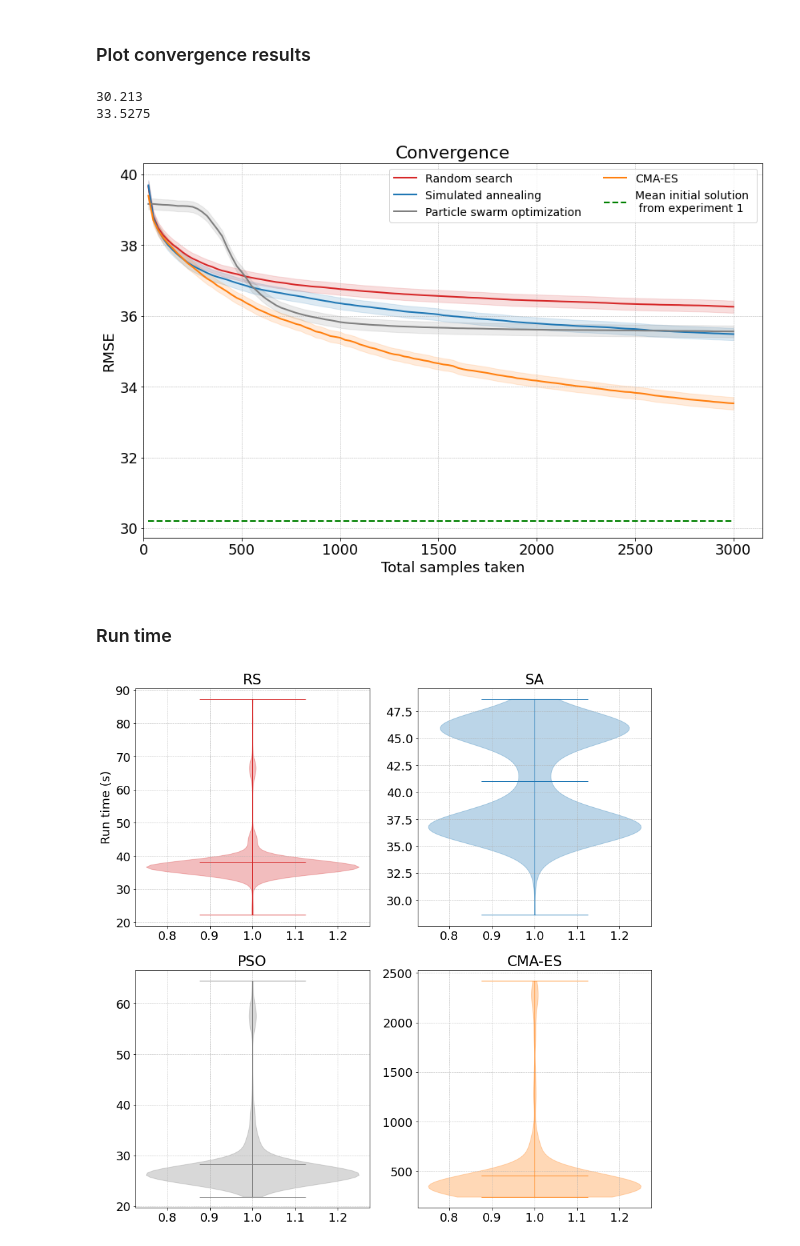
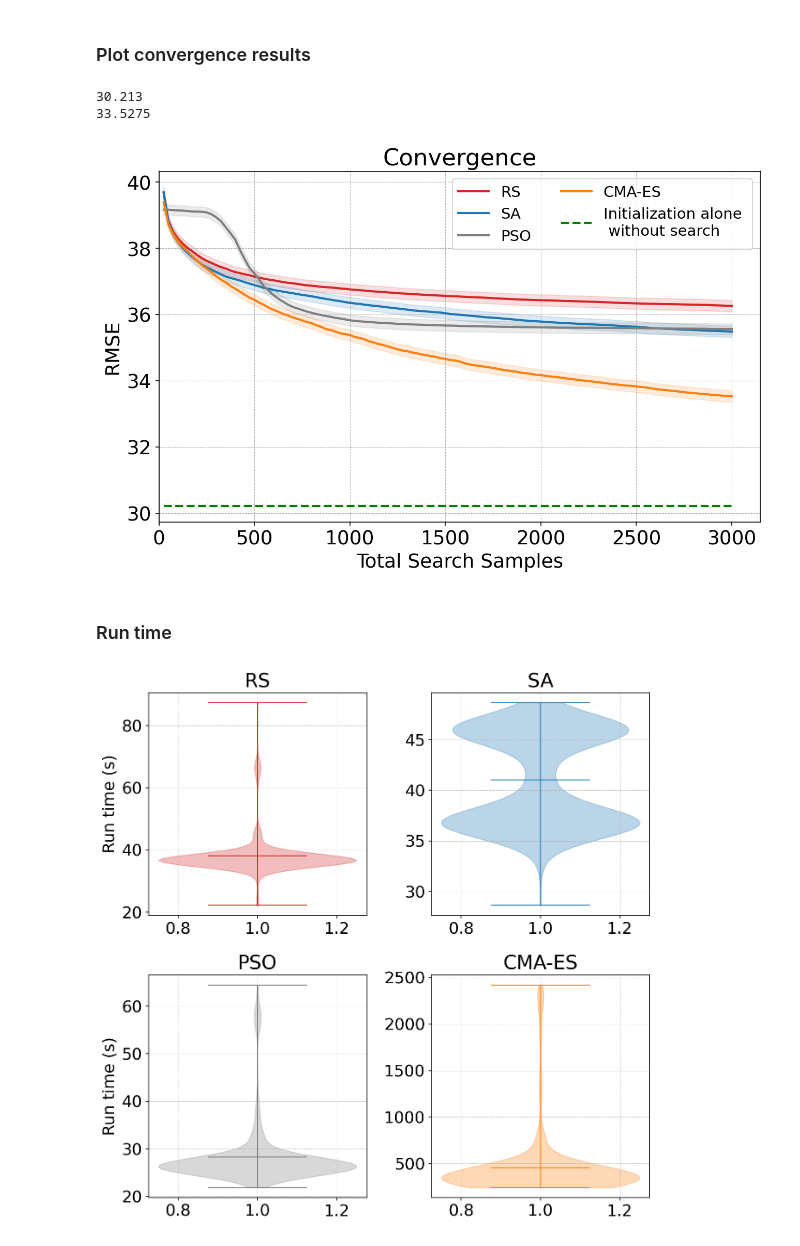
Before and after one commit to NeuroLife77/DRFFIT_paper, a Jupyter notebook: HH_analyze_results.ipynb, the cells around one changed output. Drawn from its saved outputs; the diff is of its cells as text; code cells hidden in the pictures.

```diff
--- a/HH_analyze_results.ipynb
+++ b/HH_analyze_results.ipynb
@@ -221,7 +225,7 @@ plt.show()
 rt = init_runtime.view(2,8,-1)
 rt = torch.transpose(rt,0,1)
 rt = rt.reshape(8,-1)
-f = plt.figure(figsize=(24, 16))
+f = plt.figure(figsize=(16, 8), dpi = 150)
 col = ['C3','C0','C7', 'C1','C7','C7','C2','C7']
 labels = ['RS','SA','PSO','CMA-ES','RS + AE', 'RS + PCA', 'SA + AE', 'SA + PCA']
 print([round(rt[i].mean().item(),2) for i in range(8)])
@@ -269,23 +273,23 @@ hide_pure = True
 lim = num_rounds+1
 show_std = True
 ncol = 1
-f = plt.figure(figsize=(12, 8))
+f = plt.figure(figsize=(9, 6), dpi = 150)
 labels_full = ['Random search','Simulated annealing','Particle swarm optimization','CMA-ES']
 colors = ['C3','C0','C7','C1']
 samples = [ii*25 for ii in range(1,121)]
 ax = plt.subplot(1,1,1)
 for ii in [0,1,2,3]:
     mean_results = noinit_res[ii].reshape((-1,121)).mean(0)
-    plt.plot(samples, mean_results[1:].numpy(), colors[ii], label = f"{labels_full[ii]}")
+    plt.plot(samples, mean_results[1:].numpy(), colors[ii], label = f"{labels[ii]}")
     if show_CI:
         CI  = [mean_results[1:] - 0.03*noinit_res[ii].reshape((-1,121))[:, 1:].std(0), mean_results[1:] + 0.03*noinit_res[ii].reshape((-1,121))[:, 1:].std(0)]
         plt.fill_between(samples,CI[0], CI[1], alpha = alp, color = colors[ii])#, hatch = f'{hatches[ii%2]}')
-plt.plot(samples,[init_res[:,0,:,0,0].mean() for _ in range(120)], "--g", label = "Mean initial solution \n from experiment 1")
+plt.plot(samples,[init_res[:,0,:,0,0].mean() for _ in range(120)], "--g", label = "Initialization alone \n without search")
 print(round(init_res[:,0,:,0,0].mean().item(),4))
 print(round(noinit_res[3].reshape((-1,121)).mean(0)[-1].item(),4))
 plt.xlim([initial_samp[0], None])
 plt.title(f'Convergence')
-plt.xlabel("Total samples taken")
+plt.xlabel("Total Search Samples")
 plt.ylabel(f"{loss_fn}")
 plt.legend(ncol = 2, prop = {'size':14}, loc = 'upper right')
 plt.grid(linestyle = "--", linewidth = 0.5)
@@ -295,36 +299,36 @@ plt.show()
 # %% [output]
 30.213
 33.5275
-[figure, old version]
+[figure, new version]
 # %% [markdown]
 ### Run time
 # %%
 rt = noinit_runtime.view(4,-1)
-f = plt.figure(figsize=(12, 12))
+f = plt.figure(figsize=(9, 9), dpi = 150)
 col = ['C3','C0','C7', 'C1','C7','C7','C2','C7']
 labels = ['RS','SA','PSO','CMA-ES','RS + AE', 'RS + PCA', 'SA + AE', 'SA + PCA']
 for i in range(4):
     ax = plt.subplot(2,2,1+i)
 
     violin_parts = plt.violinplot(
         rt[i].numpy(),
         showmeans=True,
     )
     for partname in ('cbars','cmins','cmaxes','cmeans'):
         vp = violin_parts[partname]
         vp.set_edgecolor(col[i])
         vp.set_linewidth(1)
 
     for _, vp in enumerate(violin_parts["bodies"]):
         vp.set_color(col[i])
         vp.set_facecolor(col[i])
         vp.set_edgecolor(col[i])
 
     plt.grid(linestyle = "--", linewidth = 0.5)
     plt.title(f'{labels[i]}')
-    if i%4==0:
+    if i%2==0:
         plt.ylabel(f"Run time (s)")
 plt.tight_layout()
 plt.show()
 # %% [output]
-[figure, old version]
+[figure, new version]
```
Also changed, not shown: parts of 3 cells of this notebook, 1 other file.
